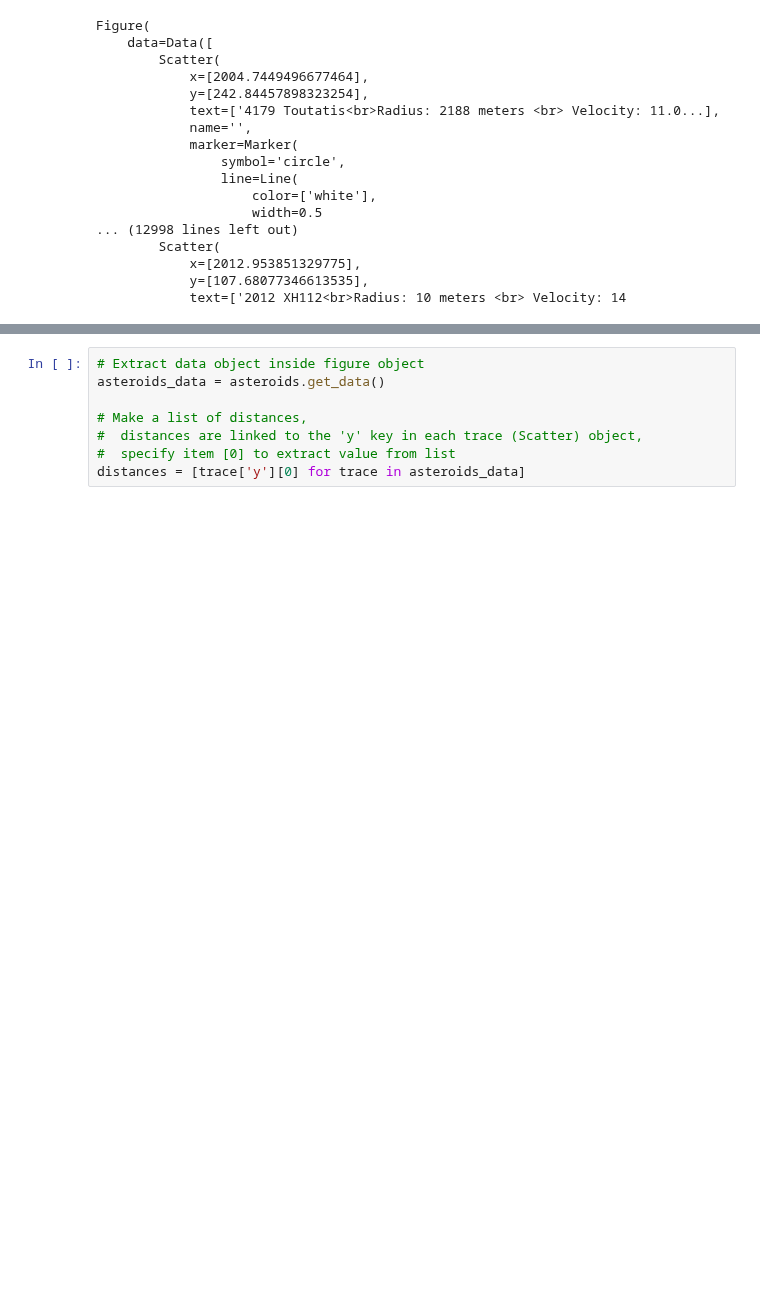
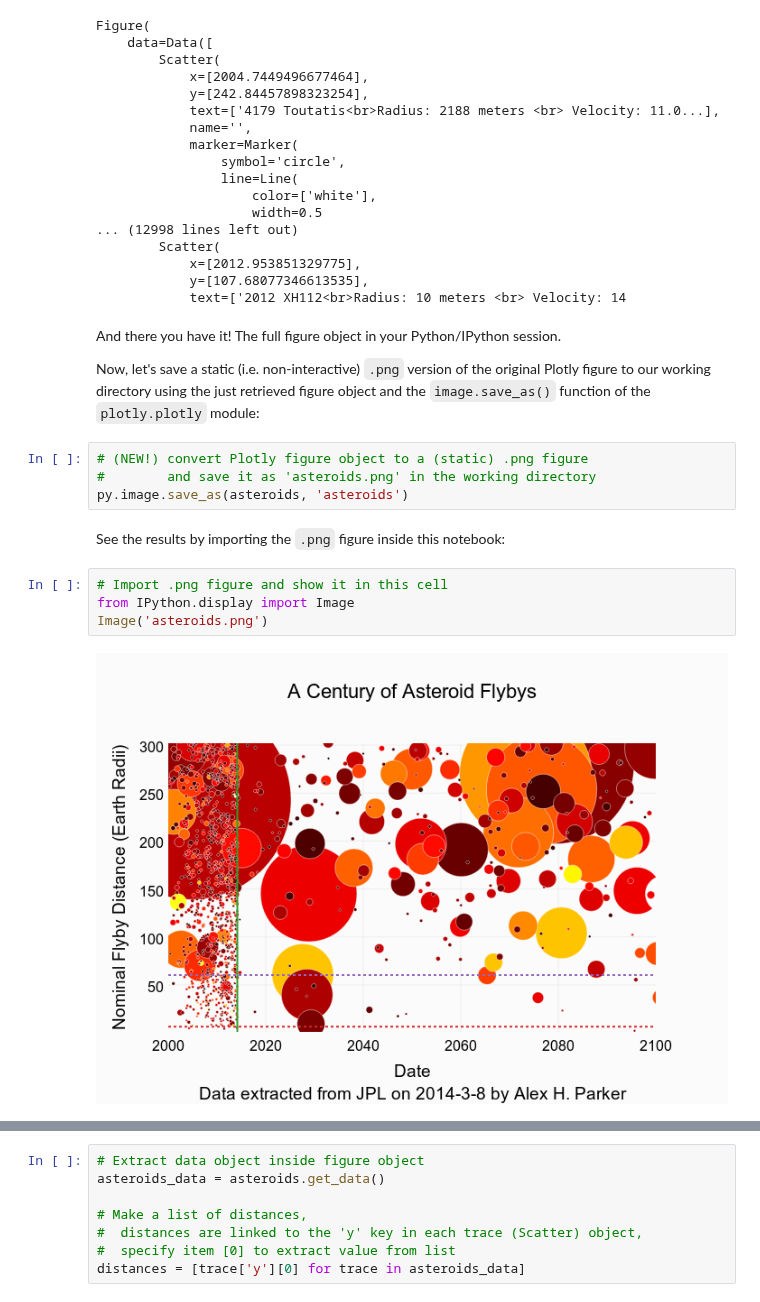
Before and after one commit to plotly/python-user-guide, a Jupyter notebook: s0_getting-started/s0_getting-started.ipynb, the cells around one changed output, grey strips where cells are left out. Cells and saved outputs as stored; diff of their text form; blank space fills up the shorter version.

```diff
--- a/s0_getting-started/s0_getting-started.ipynb
+++ b/s0_getting-started/s0_getting-started.ipynb
@@ -751,3 +779,19 @@ Figure(
             x=[2012.953851329775],
             y=[107.68077346613535],
             text=['2012 XH112<br>Radius: 10 meters <br> Velocity: 14
+# %% [markdown]
+And there you have it! The full figure object in your Python/IPython session.
+
+Now, let's save a static (i.e. non-interactive) `.png` version of the original Plotly figure to our working directory using the just retrieved figure object and the `image.save_as()` function of the `plotly.plotly` module:
+# %%
+# (NEW!) convert Plotly figure object to a (static) .png figure
+#        and save it as 'asteroids.png' in the working directory
+py.image.save_as(asteroids, 'asteroids')
+# %% [markdown]
+See the results by importing the `.png` figure inside this notebook:
+# %%
+# Import .png figure and show it in this cell
+from IPython.display import Image
+Image('asteroids.png')
+# %% [output]
+[figure, added]
```
Also changed, not shown: parts of 19 cells of this notebook, 2 other files.
